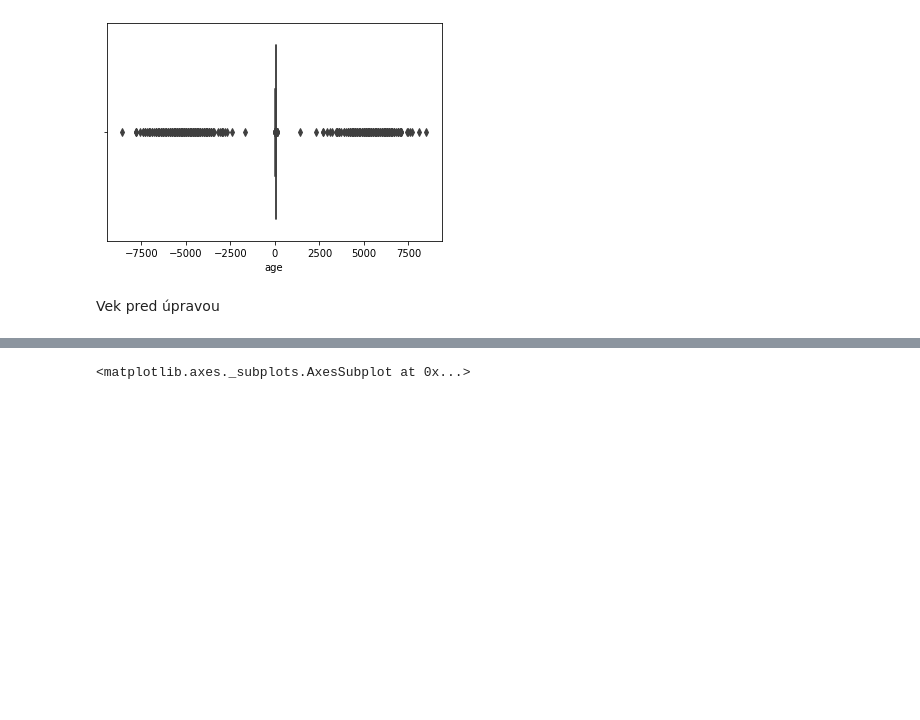
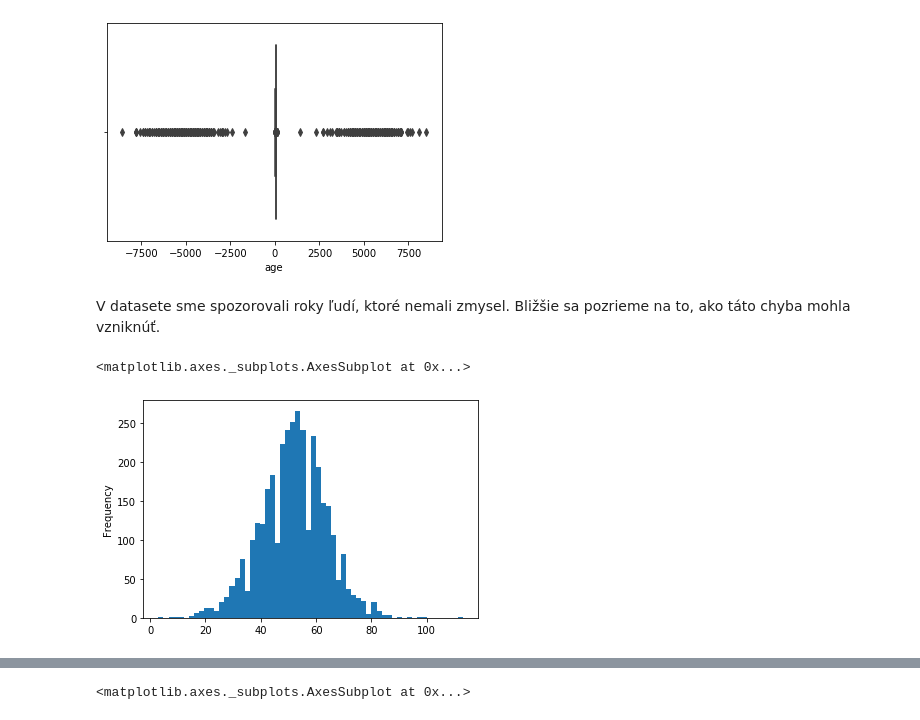
Before and after one commit to xheban/IAU-projekt, a Jupyter notebook: Phase2.ipynb, the cells around one changed output, grey strips where cells are left out. Drawn from its saved outputs; the diff is of its cells as text; code cells hidden in the pictures; blank space fills up the shorter version.

```diff
--- a/Phase2.ipynb
+++ b/Phase2.ipynb
@@ -452,5 +475,10 @@ sb.boxplot(personal_train['age'])
 # %% [output]
 <matplotlib.axes._subplots.AxesSubplot at 0x...>
 [figure]
-# %% [markdown]
-Vek pred úpravou
+# %% [markdown]
+V datasete sme spozorovali roky ľudí, ktoré nemali zmysel. Bližšie sa pozrieme na to, ako táto chyba mohla vzniknúť.
+# %%
+finalDataset[(finalDataset["age"] > 0) & (finalDataset["age"] < 150)]["age"].plot.hist(bins=60)
+# %% [output]
+<matplotlib.axes._subplots.AxesSubplot at 0x...>
+[figure, added]
```
Also changed, not shown: parts of 145 cells of this notebook.
